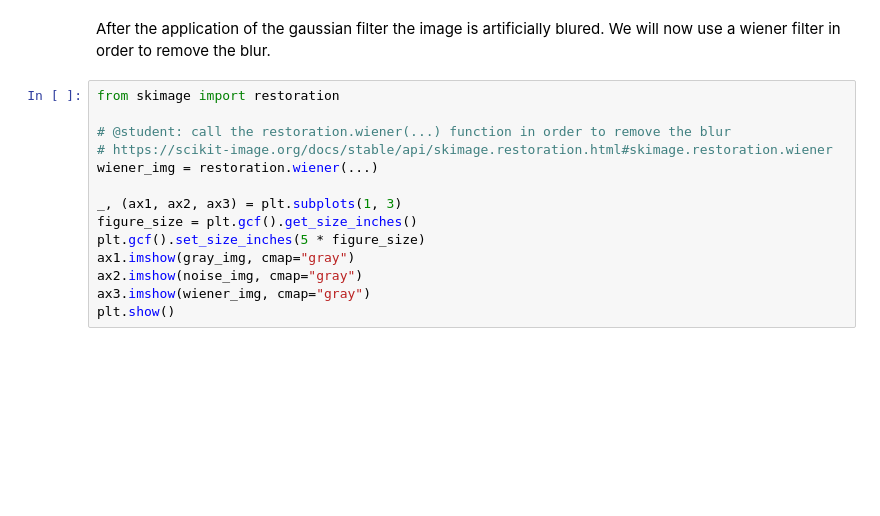
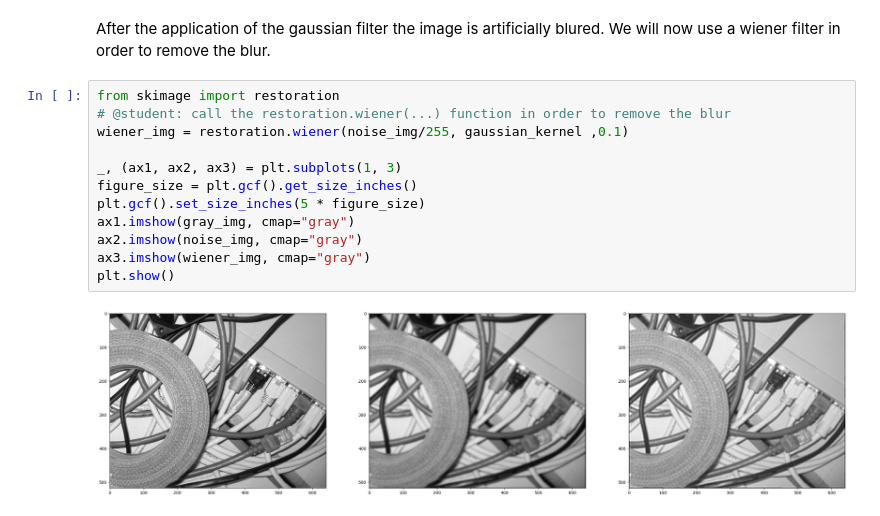
Before and after one commit to dcortesav/machine-vision-journey, a Jupyter notebook: notebooks/assignment_1.ipynb, the cells around one changed output. Saved outputs shown, nothing was run; the diff lists cells and outputs as text; blank space fills up the shorter version.

```diff
--- a/notebooks/assignment_1.ipynb
+++ b/notebooks/assignment_1.ipynb
@@ -257,15 +267,15 @@ After the application of the gaussian filter the image is artificially blured.
 We will now use a wiener filter in order to remove the blur.
 # %%
 from skimage import restoration
-
 # @student: call the restoration.wiener(...) function in order to remove the blur
-# https://scikit-image.org/docs/stable/api/skimage.restoration.html#skimage.restoration.wiener
-wiener_img = restoration.wiener(...)
+wiener_img = restoration.wiener(noise_img/255, gaussian_kernel ,0.1)
 
 _, (ax1, ax2, ax3) = plt.subplots(1, 3)
 figure_size = plt.gcf().get_size_inches()
 plt.gcf().set_size_inches(5 * figure_size)
 ax1.imshow(gray_img, cmap="gray")
 ax2.imshow(noise_img, cmap="gray")
 ax3.imshow(wiener_img, cmap="gray")
 plt.show()
+# %% [output]
+[figure, added]
```
Also changed, not shown: parts of 1 cell of this notebook.
